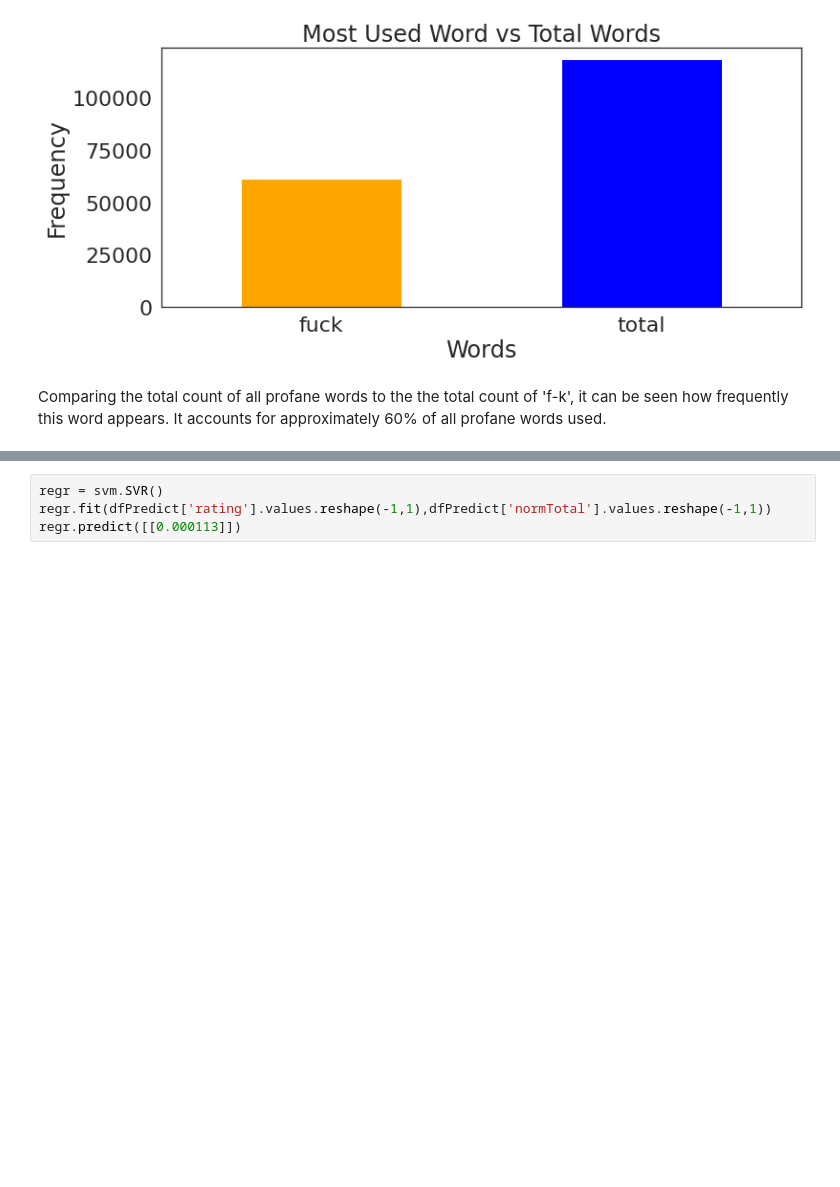
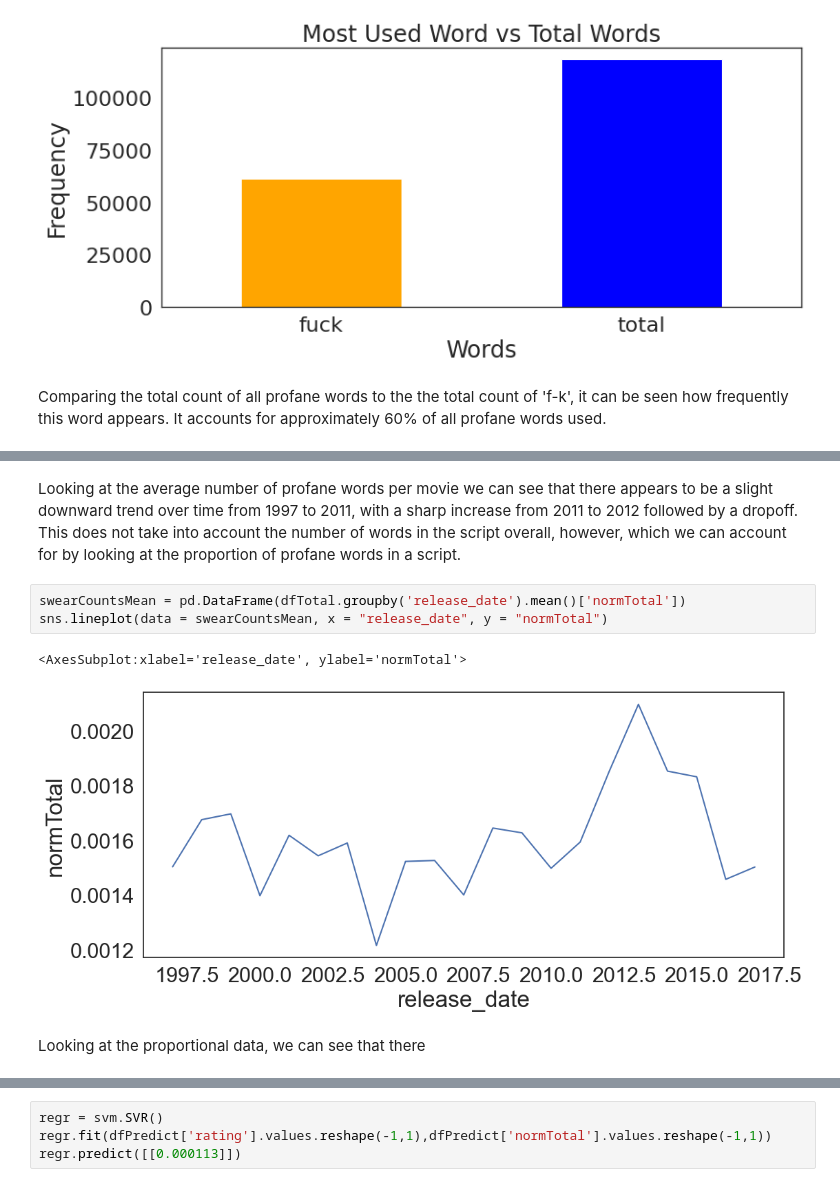
Before and after one commit to ima-quack/COGS108_ProfanityResearch, a Jupyter notebook: EDACheckpointGroup_039-Wi23.ipynb, the cells around one changed output, grey strips where cells are left out. Drawn from its saved outputs; the diff is of its cells as text; blank space fills up the shorter version.

```diff
--- a/EDACheckpointGroup_039-Wi23.ipynb
+++ b/EDACheckpointGroup_039-Wi23.ipynb
@@ -152,3 +157,13 @@ sns.lineplot(data = swearCountsMean, x = "release_date", y = "total")
+# %% [markdown]
+Looking at the average number of profane words per movie we can see that there appears to be a slight downward trend over time from 1997 to 2011, with a sharp increase from 2011 to 2012 followed by a dropoff. This does not take into account the number of words in the script overall, however, which we can account for by looking at the proportion of profane words in a script.
+# %%
+swearCountsMean = pd.DataFrame(dfTotal.groupby('release_date').mean()['normTotal'])
+sns.lineplot(data = swearCountsMean, x = "release_date", y = "normTotal")
+# %% [output]
+<AxesSubplot:xlabel='release_date', ylabel='normTotal'>
+[figure, added]
+# %% [markdown]
+Looking at the proportional data, we can see that there
 # %%
 ratingsCountsMean = pd.DataFrame(dfTotal.groupby('release_date').mean()['rating'])
 sns.lineplot(data = ratingsCountsMean, x = "release_date", y = "rating")
```
Also changed, not shown: parts of 17 cells of this notebook.
